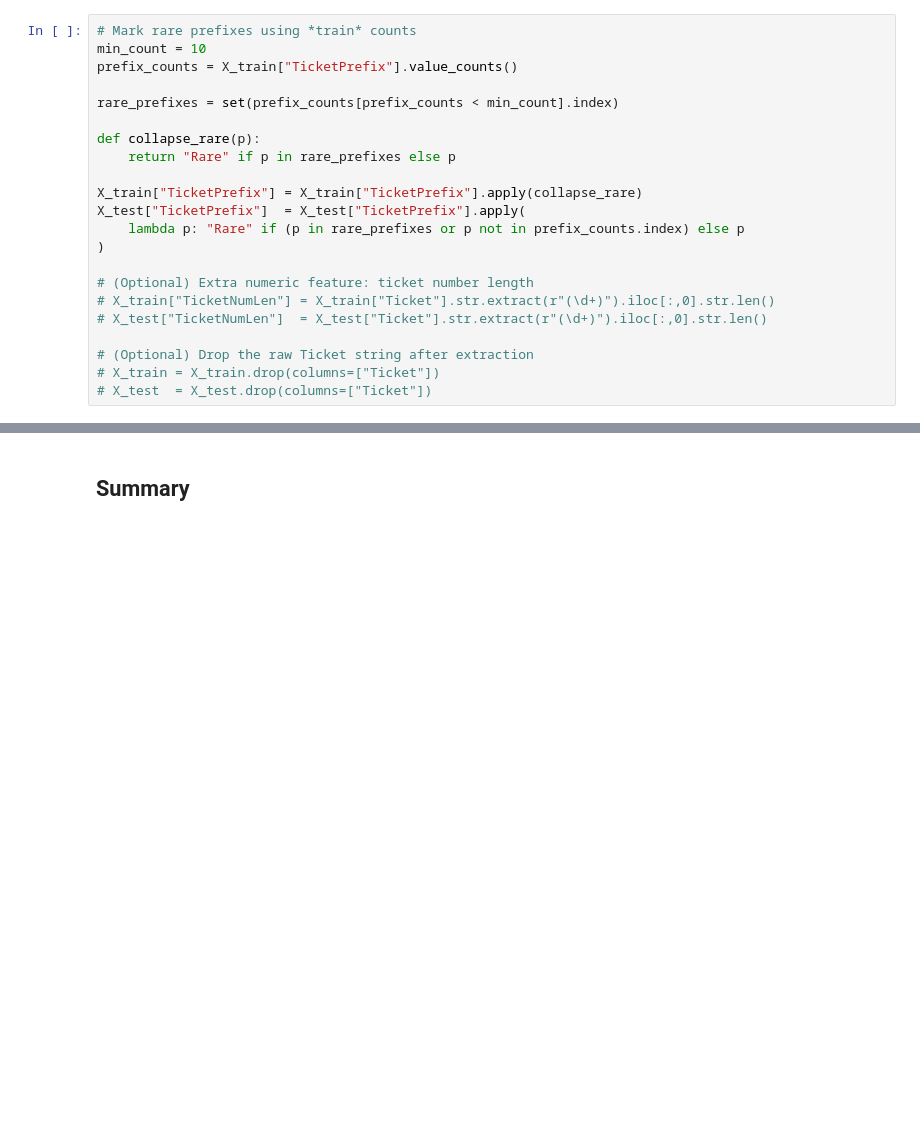
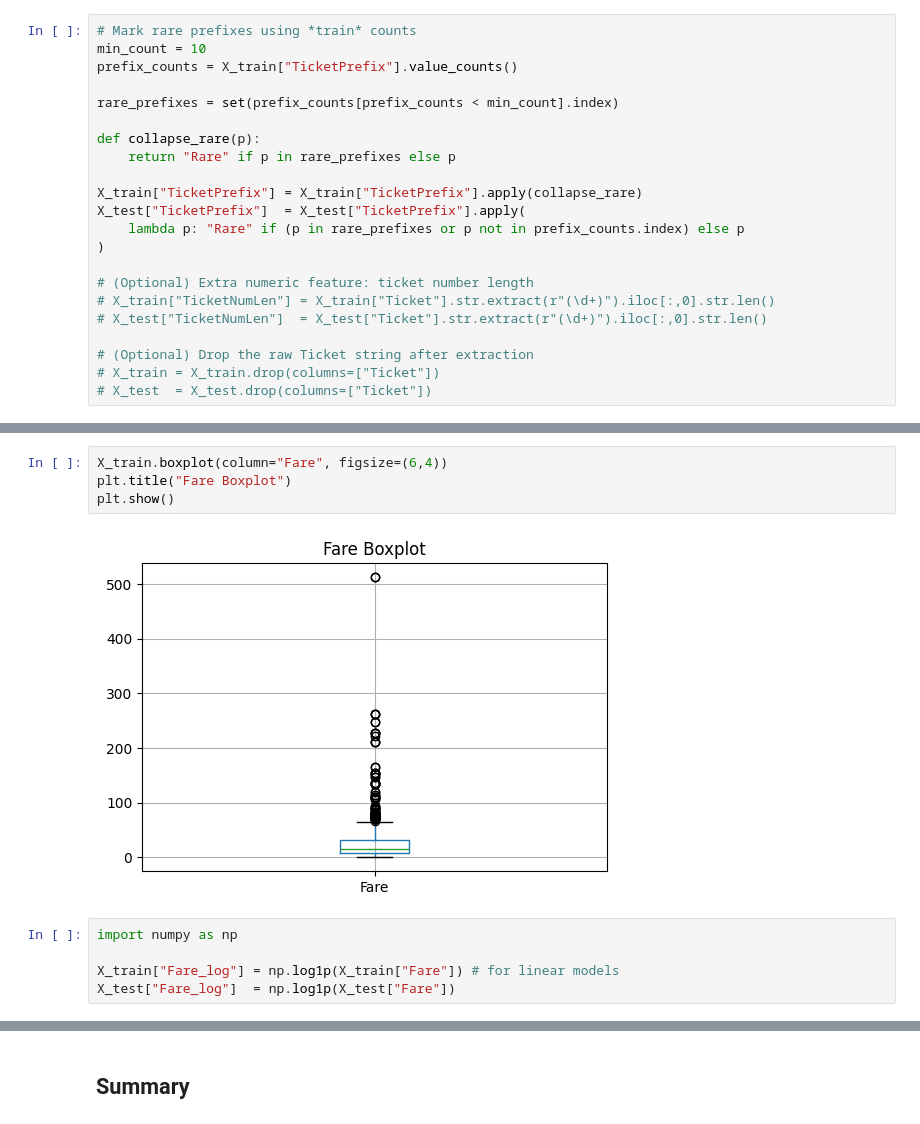
Before and after one commit to irnikesh/data-science, a Jupyter notebook: projects/titanic_survivor_predictor/Titanic_EDA.ipynb, the cells around one changed output, grey strips where cells are left out. Cells and saved outputs as stored; diff of their text form; blank space fills up the shorter version.

```diff
--- a/projects/titanic_survivor_predictor/Titanic_EDA.ipynb
+++ b/projects/titanic_survivor_predictor/Titanic_EDA.ipynb
@@ -479,0 +528,11 @@ X_train["TicketPrefix"].hist(figsize=(8, 5))
+# %%
+X_train.boxplot(column="Fare", figsize=(6,4))
+plt.title("Fare Boxplot")
+plt.show()
+# %% [output]
+[figure, added]
+# %%
+import numpy as np
+
+X_train["Fare_log"] = np.log1p(X_train["Fare"]) # for linear models
+X_test["Fare_log"]  = np.log1p(X_test["Fare"])
```
Also changed, not shown: parts of 23 cells of this notebook.
